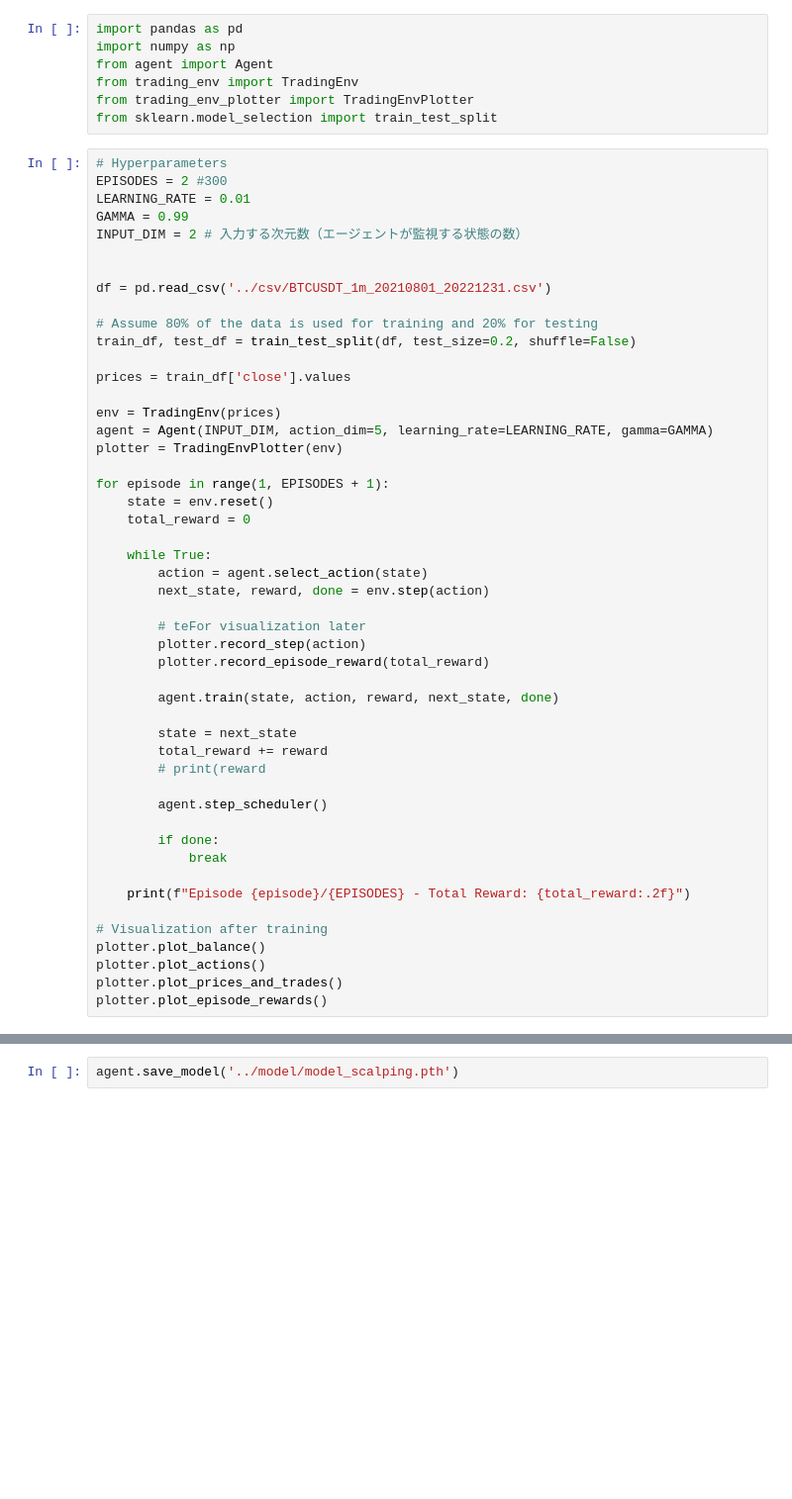
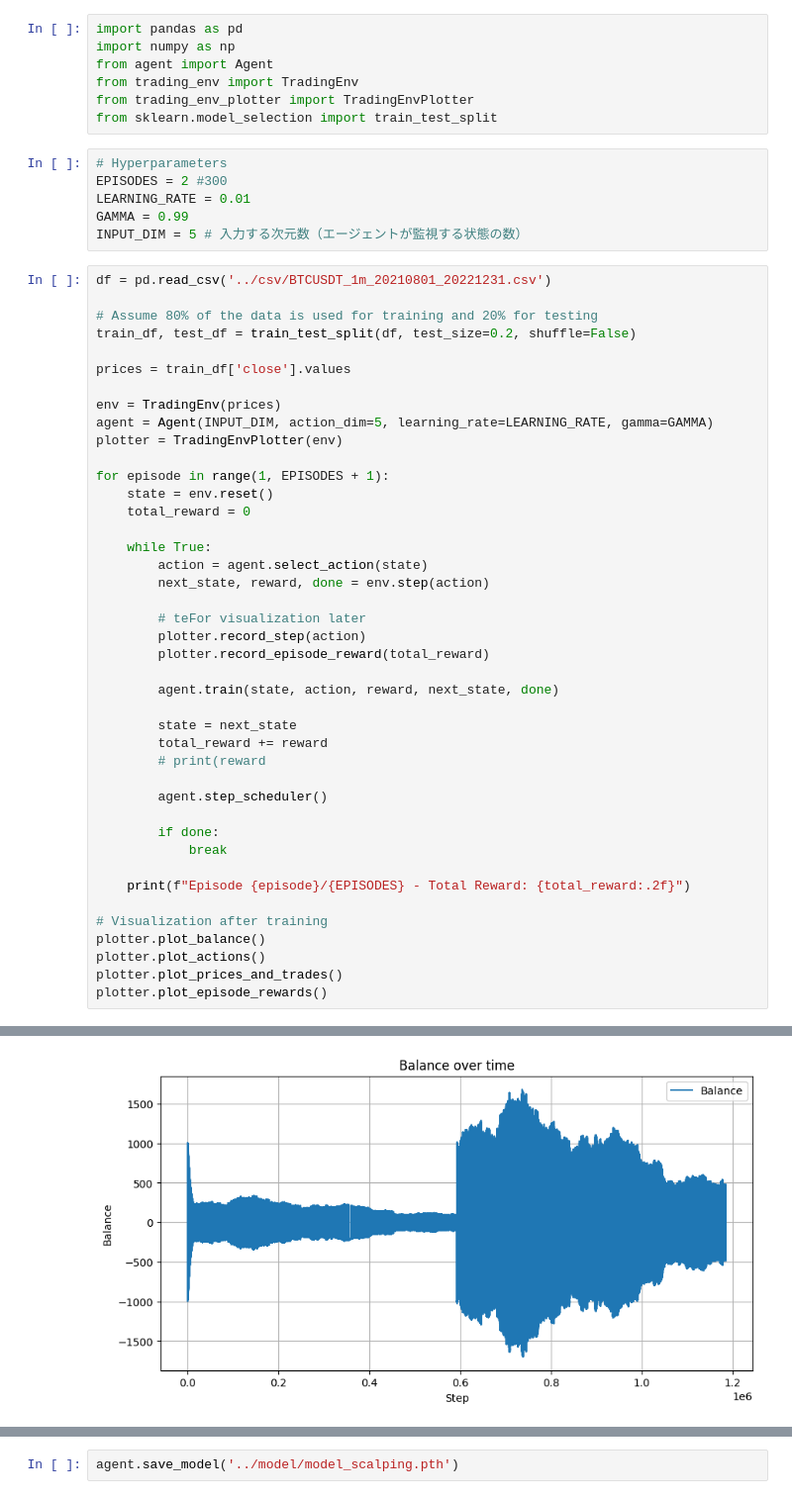
Before and after one commit to pixcelo/ml-scalping-agent, a Jupyter notebook: train/train_main.ipynb, the cells around one changed output, grey strips where cells are left out. Shown at 99% size. Drawn from its saved outputs; the diff is of its cells as text; blank space fills up the shorter version.

```diff
--- a/train/train_main.ipynb
+++ b/train/train_main.ipynb
@@ -5,14 +5,13 @@ from agent import Agent
 from trading_env import TradingEnv
 from trading_env_plotter import TradingEnvPlotter
 from sklearn.model_selection import train_test_split
+# %%
+# Hyperparameters
+EPISODES = 2 #300
+LEARNING_RATE = 0.01
+GAMMA = 0.99
+INPUT_DIM = 5 # 入力する次元数（エージェントが監視する状態の数）
 # %%
-# Hyperparameters
-EPISODES = 2 #300
-LEARNING_RATE = 0.01
-GAMMA = 0.99
-INPUT_DIM = 2 # 入力する次元数（エージェントが監視する状態の数）
-
-
 df = pd.read_csv('../csv/BTCUSDT_1m_20210801_20221231.csv')
 
 # Assume 80% of the data is used for training and 20% for testing
@@ -58,0 +59 @@ RuntimeError: mat1 and mat2 shapes cannot be multiplied (1x2 and 1x128)
+[figure, added]
```
Also changed, not shown: parts of 2 cells of this notebook, 2 other files.
